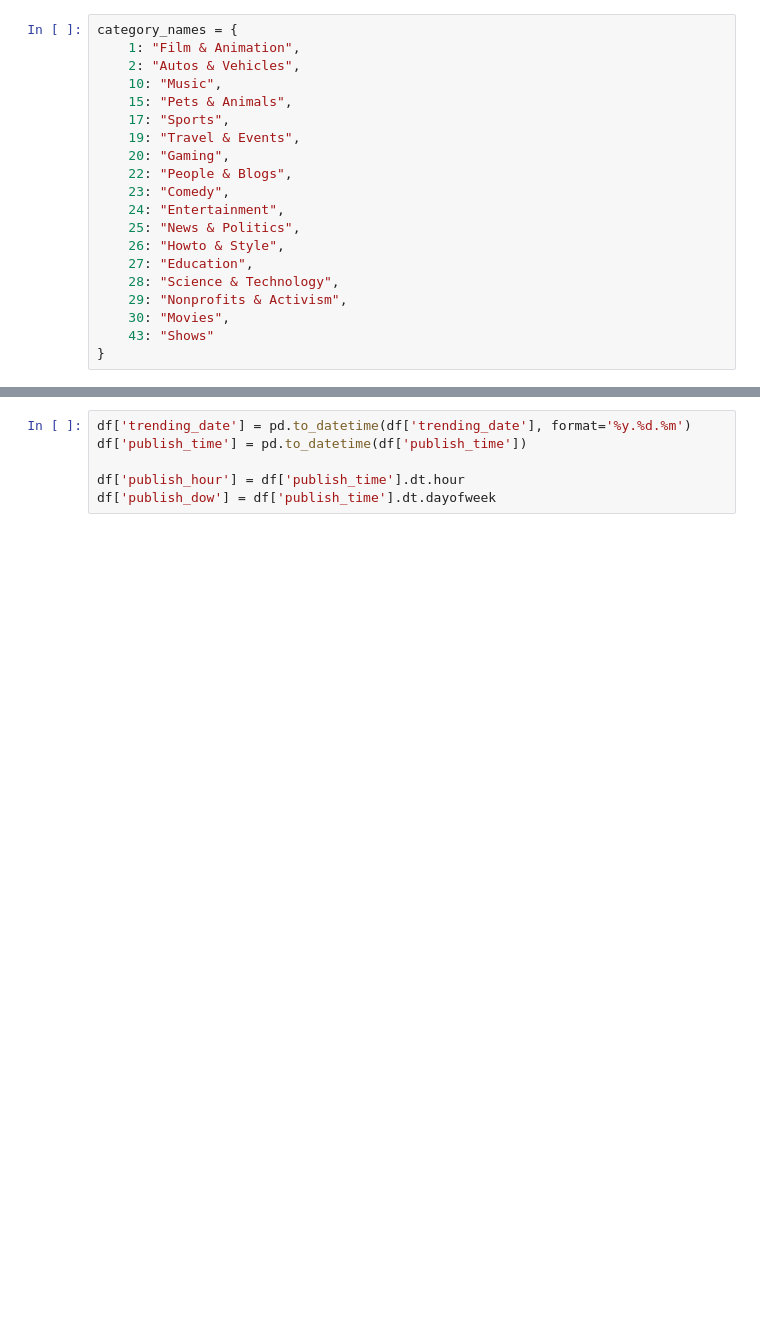
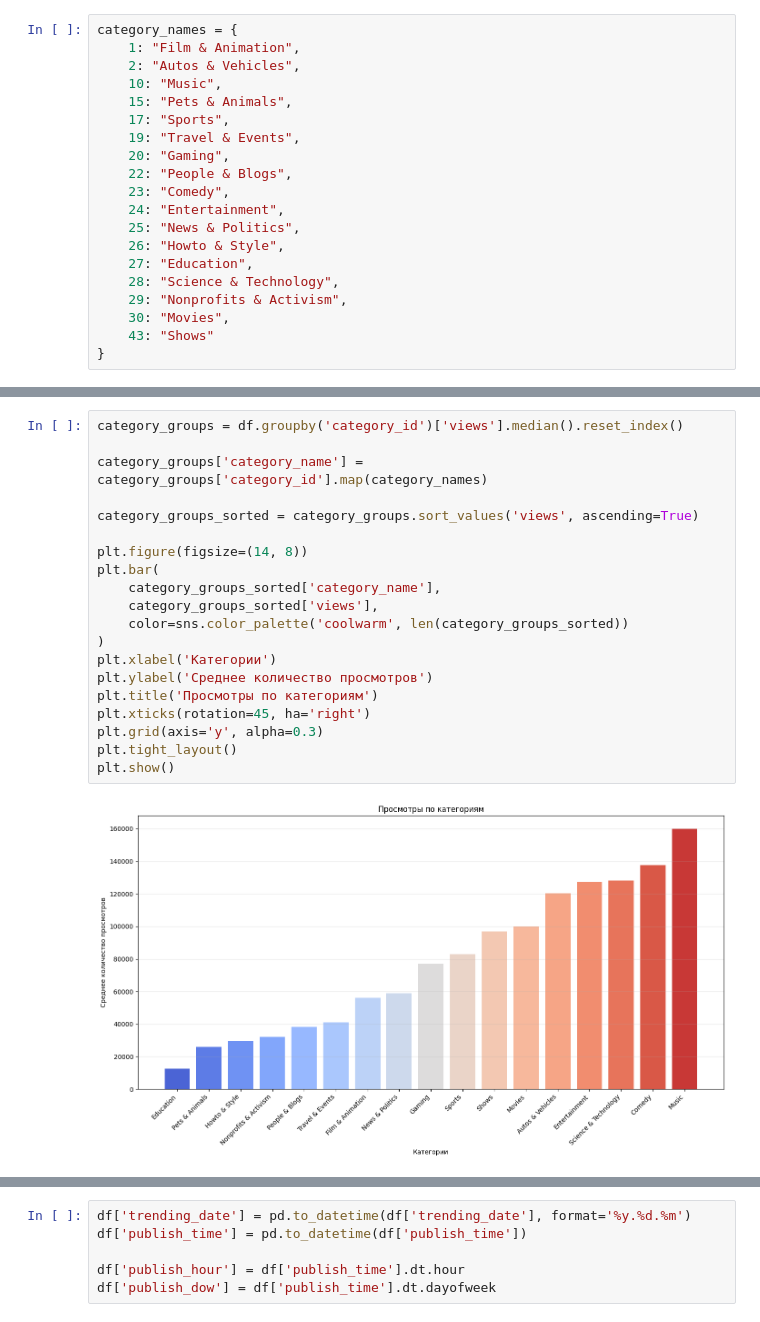
Before and after one commit to ChesanchesPt/Data-Science-proj, a Jupyter notebook: data-science-proj.ipynb, the cells around one changed output, grey strips where cells are left out. Drawn from its saved outputs; the diff is of its cells as text; blank space fills up the shorter version.

```diff
--- a/data-science-proj.ipynb
+++ b/data-science-proj.ipynb
@@ -105,0 +102,22 @@ plt.show()
+# %%
+category_groups = df.groupby('category_id')['views'].median().reset_index()
+
+category_groups['category_name'] = category_groups['category_id'].map(category_names)
+
+category_groups_sorted = category_groups.sort_values('views', ascending=True)
+
+plt.figure(figsize=(14, 8))
+plt.bar(
+    category_groups_sorted['category_name'],
+    category_groups_sorted['views'],
+    color=sns.color_palette('coolwarm', len(category_groups_sorted))
+)
+plt.xlabel('Категории')
+plt.ylabel('Среднее количество просмотров')
+plt.title('Просмотры по категориям')
+plt.xticks(rotation=45, ha='right')
+plt.grid(axis='y', alpha=0.3)
+plt.tight_layout()
+plt.show()
+# %% [output]
+[figure, added]
```
Also changed, not shown: parts of 18 cells of this notebook.
